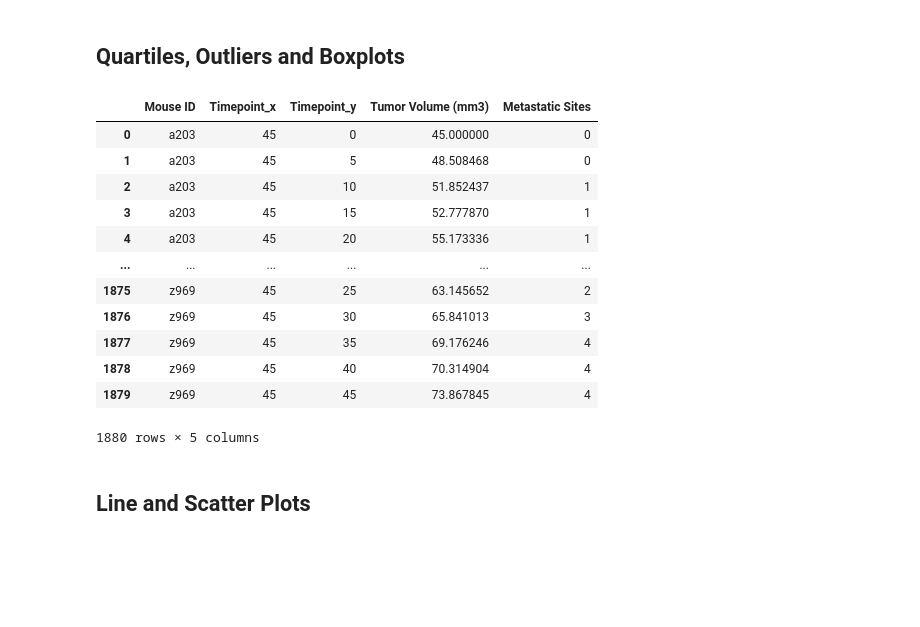
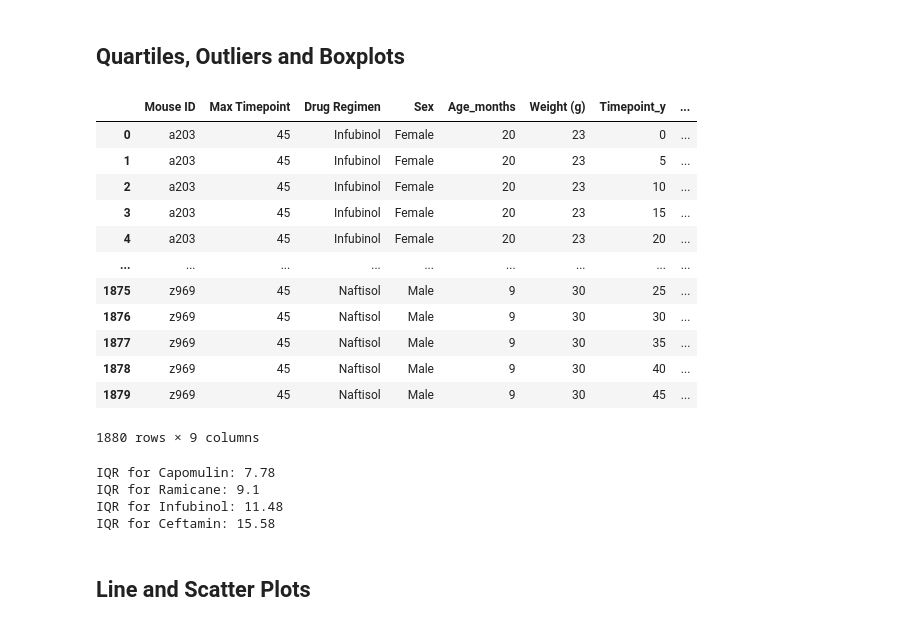
Before and after one commit to khartmann5/Matplotlib-Pymaceuticals, a Jupyter notebook: pymaceuticals_KH.ipynb, the cells around one changed output. Saved outputs shown, nothing was run; the diff lists cells and outputs as text; code cells hidden in the pictures; blank space fills up the shorter version.

```diff
--- a/pymaceuticals_KH.ipynb
+++ b/pymaceuticals_KH.ipynb
@@ -261,40 +276,50 @@ plt.show()
 # %%
 # Calculate the final tumor volume of each mouse across four of the treatment regimens:
 # Capomulin, Ramicane, Infubinol, and Ceftamin
 
 # Start by getting the last (greatest) timepoint for each mouse
 last_timepoint_data = clean_combined_mouse_data[["Mouse ID","Timepoint"]]
 last_mouse_group = last_timepoint_data.groupby("Mouse ID")
 last_mouse = last_mouse_group.max()
 last_mouse
 
 # Merge this group df with the original dataframe to get the tumor volume at the last timepoint
-final_tumor = pd.merge(last_mouse,study_results, on="Mouse ID")
-# final_tumor_volume = final_tumor.drop(columns=["Timepoint_y"])
+final_tumor = pd.merge(last_mouse,clean_combined_mouse_data, on="Mouse ID")
+final_tumor = final_tumor.rename(columns={"Timepoint_x": "Max Timepoint"})
 final_tumor
 # %% [output]
-|  | Mouse ID | Timepoint_x | Timepoint_y | Tumor Volume (mm3) | Metastatic Sites |
-| 0 | a203 | 45 | 0 | 45.000000 | 0 |
-| 1 | a203 | 45 | 5 | 48.508468 | 0 |
-| 2 | a203 | 45 | 10 | 51.852437 | 1 |
-| 3 | a203 | 45 | 15 | 52.777870 | 1 |
-| 4 | a203 | 45 | 20 | 55.173336 | 1 |
-| ... | ... | ... | ... | ... | ... |
-| 1875 | z969 | 45 | 25 | 63.145652 | 2 |
-| 1876 | z969 | 45 | 30 | 65.841013 | 3 |
-| 1877 | z969 | 45 | 35 | 69.176246 | 4 |
-| 1878 | z969 | 45 | 40 | 70.314904 | 4 |
-| 1879 | z969 | 45 | 45 | 73.867845 | 4 |
+|  | Mouse ID | Max Timepoint | Drug Regimen | Sex | Age_months | Weight (g) | Timepoint_y | ... |
+| 0 | a203 | 45 | Infubinol | Female | 20 | 23 | 0 | ... |
+| 1 | a203 | 45 | Infubinol | Female | 20 | 23 | 5 | ... |
+| 2 | a203 | 45 | Infubinol | Female | 20 | 23 | 10 | ... |
+| 3 | a203 | 45 | Infubinol | Female | 20 | 23 | 15 | ... |
+| 4 | a203 | 45 | Infubinol | Female | 20 | 23 | 20 | ... |
+| ... | ... | ... | ... | ... | ... | ... | ... | ... |
+| 1875 | z969 | 45 | Naftisol | Male | 9 | 30 | 25 | ... |
+| 1876 | z969 | 45 | Naftisol | Male | 9 | 30 | 30 | ... |
+| 1877 | z969 | 45 | Naftisol | Male | 9 | 30 | 35 | ... |
+| 1878 | z969 | 45 | Naftisol | Male | 9 | 30 | 40 | ... |
+| 1879 | z969 | 45 | Naftisol | Male | 9 | 30 | 45 | ... |
-1880 rows × 5 columns
+1880 rows × 9 columns
 # %%
 # Put treatments into a list for a for loop (and later for plot labels)
+drugs = ["Capomulin","Ramicane","Infubinol","Ceftamin"]
+# Create empty list to fill with tumor vol data (for plotting)
+drug_values = []
+for drug in drugs:
+    drug_df = final_tumor.loc[final_tumor["Drug Regimen"] == drug]
+    # Create data frame to find final timepoint for reach drug
+    final_timepoint_df = drug_df.loc[drug_df["Timepoint_y"] == drug_df["Max Timepoint"]]
+    # Create a series for final volume for each drug
+    final_volume = final_timepoint_df["Tumor Volume (mm3)"]
+    drug_values.append(final_volume)
 
-
-# Create empty list to fill with tumor vol data (for plotting)
-
-
-# Calculate the IQR and quantitatively determine if there are any potential outliers.
-
+    # Calculate the IQR and quantitatively determine if there are any potential outliers.
+    quartiles = final_volume.quantile([.25,.5,.75])
+    lowerq = quartiles[0.25]
+    upperq = quartiles[0.75]
+    iqr = round(upperq - lowerq,2)
+    print(f"IQR for {drug}: {iqr}")
 
     # Locate the rows which contain mice on each drug and get the tumor volumes
 
@@ -303,6 +328,11 @@ final_tumor
 
 
     # Determine outliers using upper and lower bounds
+# %% [output]
+IQR for Capomulin: 7.78
+IQR for Ramicane: 9.1
+IQR for Infubinol: 11.48
+IQR for Ceftamin: 15.58
 # %%
 # Generate a box plot of the final tumor volume of each mouse across four regimens of interest
 # %% [markdown]
```
Also changed, not shown: parts of 6 cells of this notebook.
